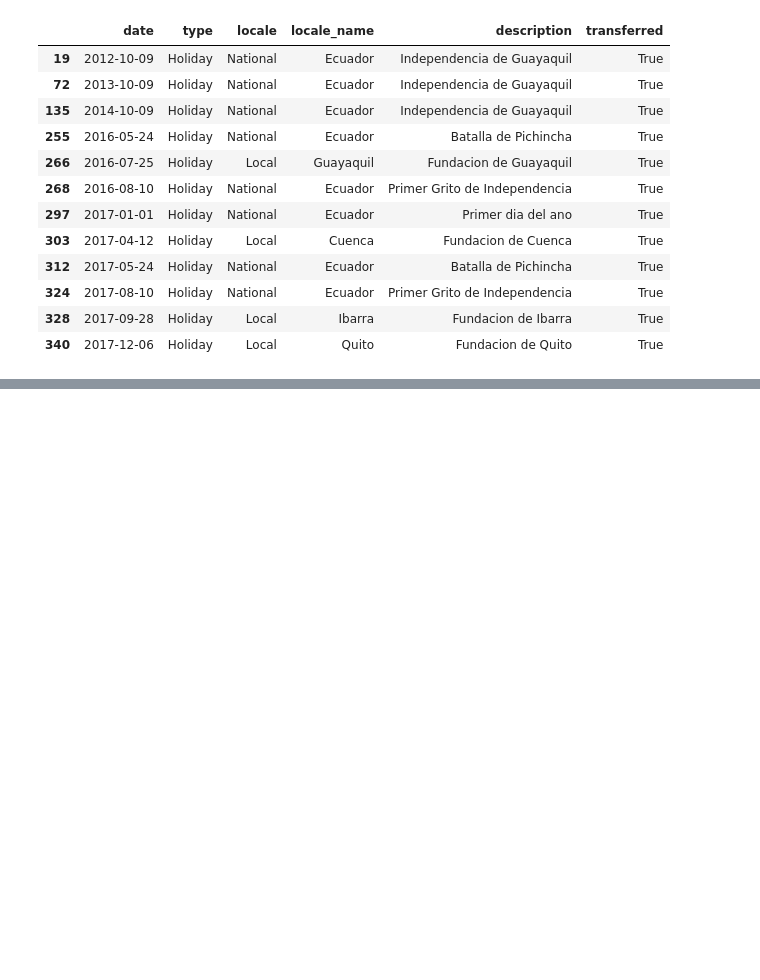
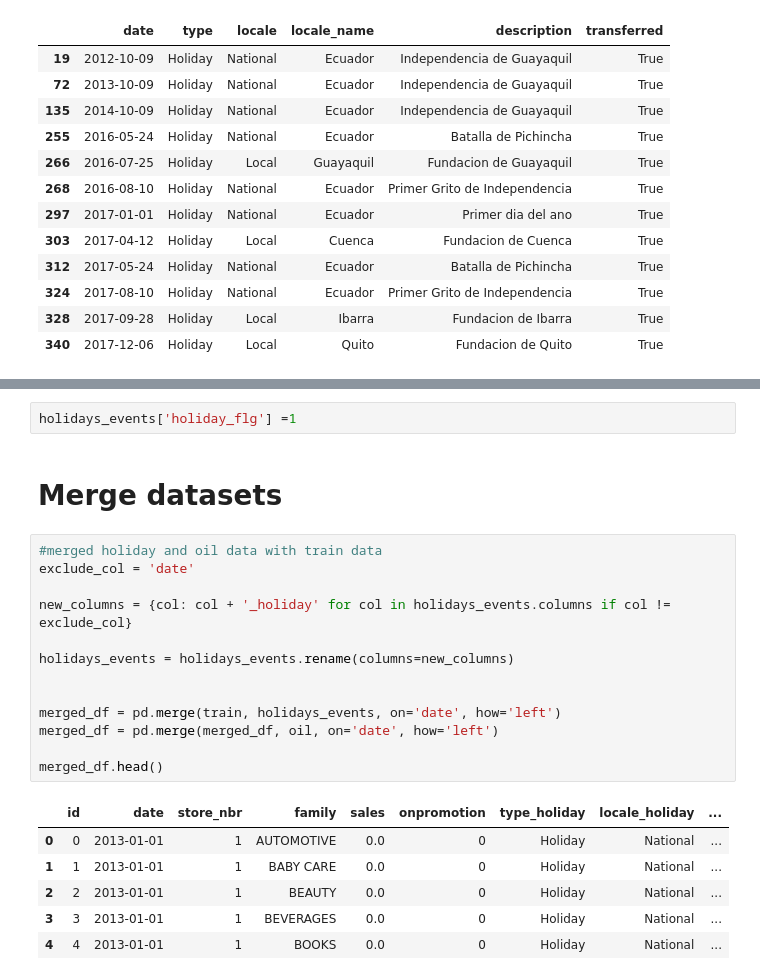
Before and after one commit to Hailey-cloud/Final-Project-Machine-Learning, a Jupyter notebook: Store_Sales_ML.ipynb, the cells around one changed output, grey strips where cells are left out. Cells and saved outputs as stored; diff of their text form; blank space fills up the shorter version.

```diff
--- a/Store_Sales_ML.ipynb
+++ b/Store_Sales_ML.ipynb
@@ -355,0 +360,24 @@ holidays_events[holidays_events['transferred']]
+# %%
+holidays_events['holiday_flg'] =1
+# %% [markdown]
+# Merge datasets
+# %%
+#merged holiday and oil data with train data
+exclude_col = 'date'
+
+new_columns = {col: col + '_holiday' for col in holidays_events.columns if col != exclude_col}
+
+holidays_events = holidays_events.rename(columns=new_columns)
+
+
+merged_df = pd.merge(train, holidays_events, on='date', how='left')
+merged_df = pd.merge(merged_df, oil, on='date', how='left')
+
+merged_df.head()
+# %% [output]
+|  | id | date | store_nbr | family | sales | onpromotion | type_holiday | locale_holiday | ... |
+| 0 | 0 | 2013-01-01 | 1 | AUTOMOTIVE | 0.0 | 0 | Holiday | National | ... |
+| 1 | 1 | 2013-01-01 | 1 | BABY CARE | 0.0 | 0 | Holiday | National | ... |
+| 2 | 2 | 2013-01-01 | 1 | BEAUTY | 0.0 | 0 | Holiday | National | ... |
+| 3 | 3 | 2013-01-01 | 1 | BEVERAGES | 0.0 | 0 | Holiday | National | ... |
+| 4 | 4 | 2013-01-01 | 1 | BOOKS | 0.0 | 0 | Holiday | National | ... |
```
Also changed, not shown: parts of 13 cells of this notebook.
